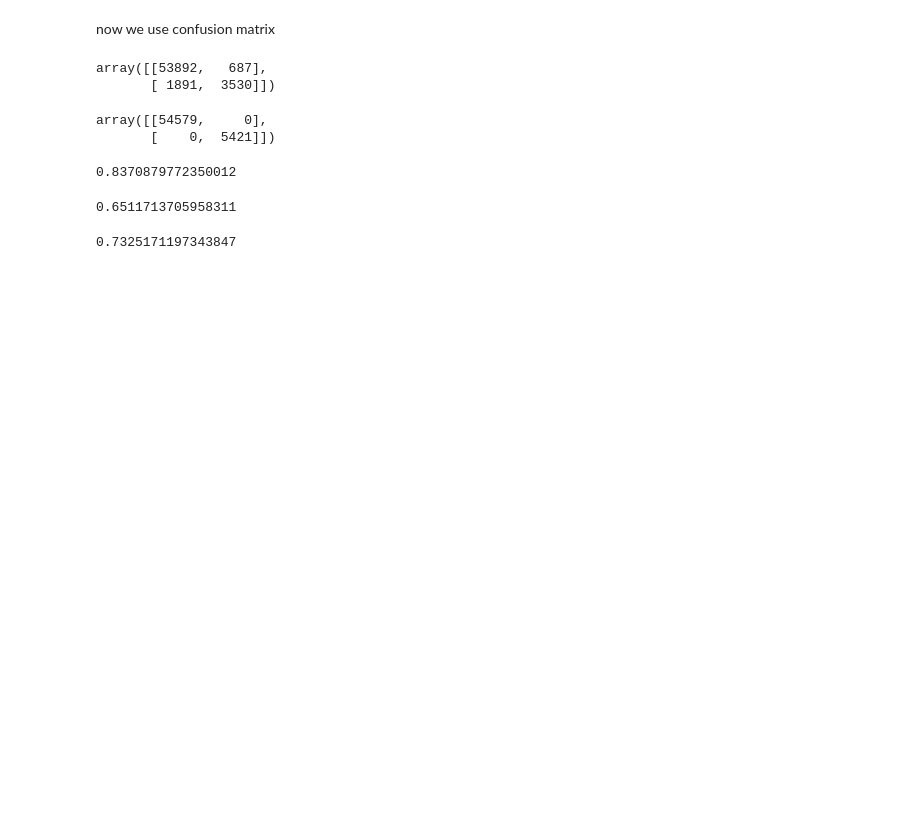
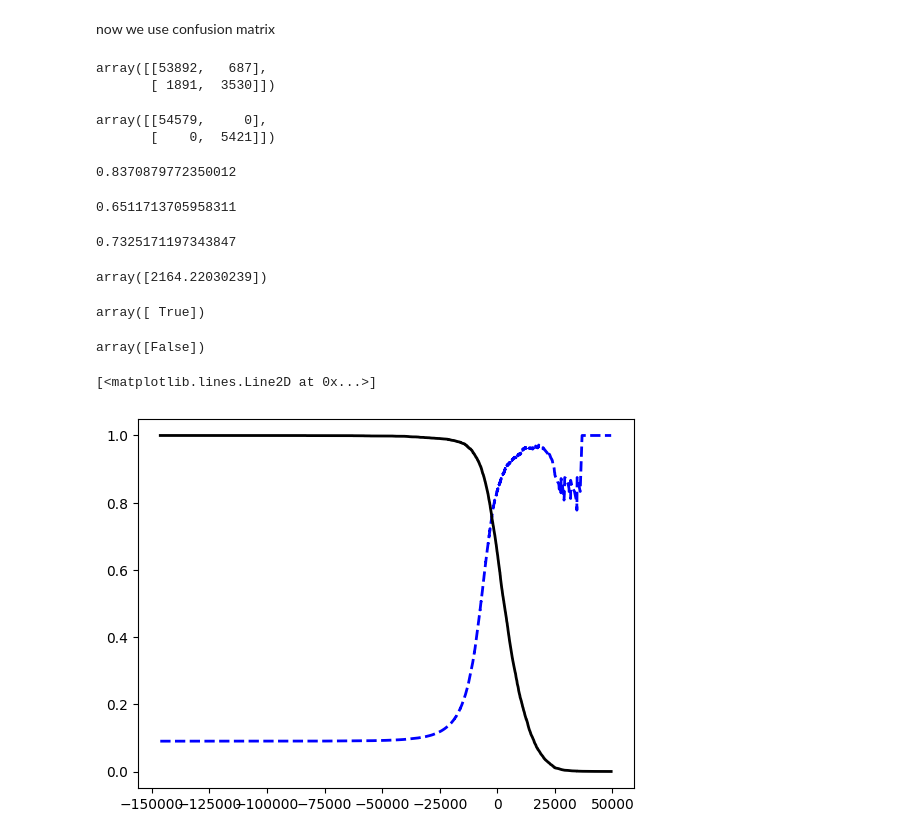
Before and after one commit to mt508/machine-learning-, a Jupyter notebook: classification.ipynb, the cells around one changed output. Cells and saved outputs as stored; diff of their text form; code cells hidden in the pictures; blank space fills up the shorter version.

```diff
--- a/classification.ipynb
+++ b/classification.ipynb
@@ -101,3 +102,31 @@ from sklearn.metrics import f1_score
 f1_score(y_train_5,y_predict)
 # %% [output]
 0.7325171197343847
+# %%
+y_score=sgd_clf.decision_function([some_digit])
+y_score
+# %% [output]
+array([2164.22030239])
+# %%
+threshold=0
+y_some_digit_pred=(y_score>threshold)
+y_some_digit_pred
+# %% [output]
+array([ True])
+# %%
+threshold=3000
+y_some_digit_pred=(y_score>threshold)
+y_some_digit_pred
+# %% [output]
+array([False])
+# %%
+y_scores=cross_val_predict(sgd_clf,X_train,y_train_5,cv=3,method='decision_function')
+# %%
+from sklearn.metrics import  precision_recall_curve
+precision,recalls,threshold=precision_recall_curve(y_train_5,y_scores)
+# %%
+plt.plot(threshold, precision[:-1], "b--", label="Precision", linewidth=2)
+plt.plot(threshold, recalls[:-1], "k-", label="Recall", linewidth=2)
+# %% [output]
+[<matplotlib.lines.Line2D at 0x...>]
+[figure, added]
```
Also changed, not shown: parts of 6 cells of this notebook.
